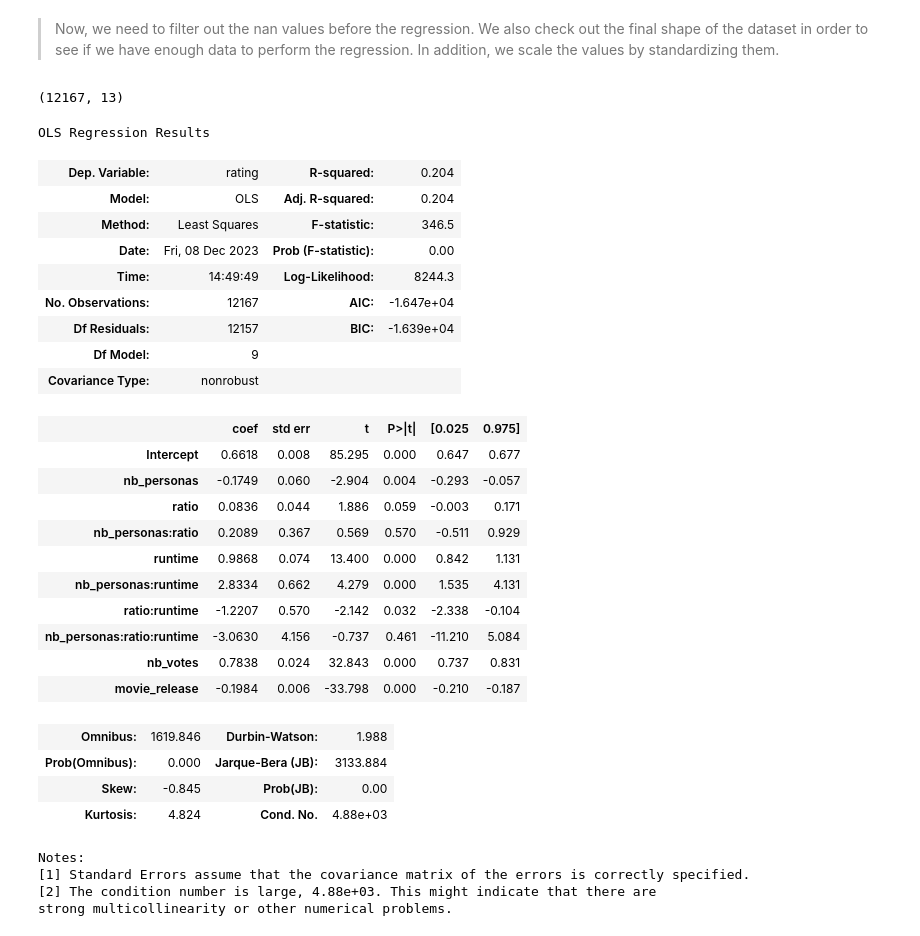
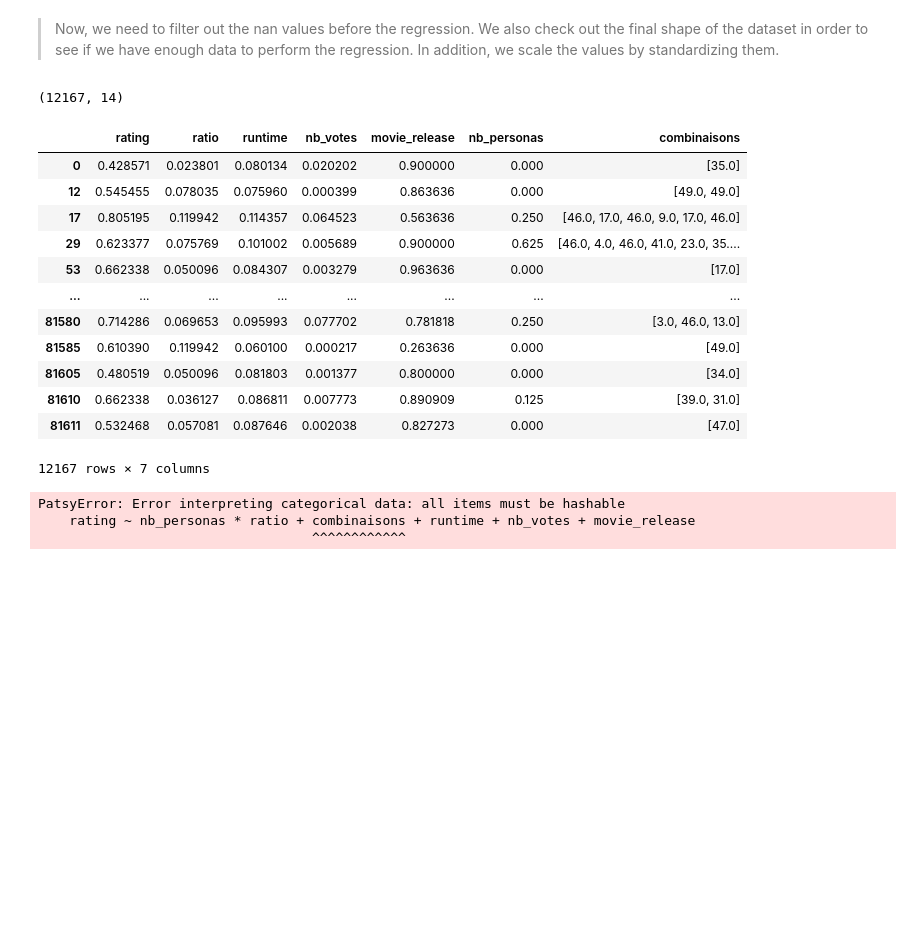
Before and after one commit to epfl-ada/ada-2023-project-theredpandada5, a Jupyter notebook: Statistics Pipeline.ipynb, the cells around one changed output. Cells and saved outputs as stored; diff of their text form; code cells hidden in the pictures; blank space fills up the shorter version.

Commit message:
website + perso combinaisons

```diff
--- a/Statistics Pipeline.ipynb
+++ b/Statistics Pipeline.ipynb
@@ -916,3 +918,7 @@ movies_persona.head()
 | 2 | 3333 | 0 | 0.000000 |
 | 3 | 3746 | 4 | 0.266667 |
 | 4 | 3837 | 4 | 0.200000 |
+# %%
+combo = characters[['persona', 'movie_id']].dropna(subset='persona').groupby('movie_id')['persona'].apply(list).reset_index()
+combo = combo.rename(columns={"persona": "combinaisons"})
+combo
@@ -919,6 +939,7 @@ movies_persona.head()
 # %%
-movies = movies.merge(movies_persona, on='movie_id', how='left')
-movies.head()
+mov_reg = movies.merge(movies_persona, on='movie_id', how='left')
+mov_reg = mov_reg.merge(combo, on='movie_id', how='left')
+mov_reg.head()
 # %% [output]
 |  | movie_id | movie_name | revenue | runtime | languages | countries | movie_release | genres | imdb_id | ... |
 | 0 | 975900 | Ghosts of Mars | 14010832.0 | 98.0 | {'/m/02h40lc': 'English Language'} | {'/m/09c7w0': 'United States of A... | 2001.0 | [Thriller, Adventure, Supernatura... | tt0228333 | ... |
@@ -929,11 +950,11 @@ movies.head()
 # %% [markdown]
 > Now, we need to filter out the nan values before the regression. We also check out the final shape of the dataset in order to see if we have enough data to perform the regression. In addition, we scale the values by standardizing them.
 # %%
-movies_regression = movies[(movies.nb_personas != 0) & (movies.rating.notna()) & (movies.ratio.notna()) & (movies.runtime.notna())
-                           & (movies.nb_votes.notna()) & (movies.movie_release.notna())]
-movies_regression.shape
+mov_reg = mov_reg[(mov_reg.nb_personas != 0) & (mov_reg.rating.notna()) & (mov_reg.ratio.notna()) & (mov_reg.runtime.notna())
+                           & (mov_reg.nb_votes.notna()) & (mov_reg.movie_release.notna())]
+mov_reg.shape
 # %% [output]
-(12167, 13)
+(12167, 14)
 # %%
 def standardize(data):
     return (data - data.mean()) / data.std()
@@ -942,38 +963,29 @@ def min_max(data):
     return (data - data.min()) / (data.max() - data.min())
 # %%
 regression_columns = ['rating', 'ratio', 'runtime', 'nb_votes', 'movie_release', 'nb_personas']
-df_reg = movies_regression[regression_columns].apply(min_max)
+df_reg = mov_reg[regression_columns].apply(min_max)
+df_reg['combinaisons'] = mov_reg['combinaisons']
+# %%
+df_reg
+# %% [output]
+|  | rating | ratio | runtime | nb_votes | movie_release | nb_personas | combinaisons |
+| 0 | 0.428571 | 0.023801 | 0.080134 | 0.020202 | 0.900000 | 0.000 | [35.0] |
+| 12 | 0.545455 | 0.078035 | 0.075960 | 0.000399 | 0.863636 | 0.000 | [49.0, 49.0] |
+| 17 | 0.805195 | 0.119942 | 0.114357 | 0.064523 | 0.563636 | 0.250 | [46.0, 17.0, 46.0, 9.0, 17.0, 46.0] |
+| 29 | 0.623377 | 0.075769 | 0.101002 | 0.005689 | 0.900000 | 0.625 | [46.0, 4.0, 46.0, 41.0, 23.0, 35.... |
+| 53 | 0.662338 | 0.050096 | 0.084307 | 0.003279 | 0.963636 | 0.000 | [17.0] |
+| ... | ... | ... | ... | ... | ... | ... | ... |
+| 81580 | 0.714286 | 0.069653 | 0.095993 | 0.077702 | 0.781818 | 0.250 | [3.0, 46.0, 13.0] |
+| 81585 | 0.610390 | 0.119942 | 0.060100 | 0.000217 | 0.263636 | 0.000 | [49.0] |
+| 81605 | 0.480519 | 0.050096 | 0.081803 | 0.001377 | 0.800000 | 0.000 | [34.0] |
+| 81610 | 0.662338 | 0.036127 | 0.086811 | 0.007773 | 0.890909 | 0.125 | [39.0, 31.0] |
+| 81611 | 0.532468 | 0.057081 | 0.087646 | 0.002038 | 0.827273 | 0.000 | [47.0] |
+12167 rows × 7 columns
 # %%
-model = smf.ols(formula='rating ~ nb_personas * ratio * runtime + nb_votes + movie_release', data=df_reg)
+model = smf.ols(formula='rating ~ nb_personas * ratio + combinaisons + runtime + nb_votes + movie_release', data=df_reg)
 results = model.fit()
 results.summary()
 # %% [output]
-OLS Regression Results
+PatsyError: Error interpreting categorical data: all items must be hashable
+    rating ~ nb_personas * ratio + combinaisons + runtime + nb_votes + movie_release
+                                   ^^^^^^^^^^^^
-| Dep. Variable: | rating | R-squared: | 0.204 |
-| Model: | OLS | Adj. R-squared: | 0.204 |
-| Method: | Least Squares | F-statistic: | 346.5 |
-| Date: | Fri, 08 Dec 2023 | Prob (F-statistic): | 0.00 |
-| Time: | 14:49:49 | Log-Likelihood: | 8244.3 |
-| No. Observations: | 12167 | AIC: | -1.647e+04 |
-| Df Residuals: | 12157 | BIC: | -1.639e+04 |
-| Df Model: | 9 |  |  |
-| Covariance Type: | nonrobust |  |  |
-|  | coef | std err | t | P>|t| | [0.025 | 0.975] |
-| Intercept | 0.6618 | 0.008 | 85.295 | 0.000 | 0.647 | 0.677 |
-| nb_personas | -0.1749 | 0.060 | -2.904 | 0.004 | -0.293 | -0.057 |
-| ratio | 0.0836 | 0.044 | 1.886 | 0.059 | -0.003 | 0.171 |
-| nb_personas:ratio | 0.2089 | 0.367 | 0.569 | 0.570 | -0.511 | 0.929 |
-| runtime | 0.9868 | 0.074 | 13.400 | 0.000 | 0.842 | 1.131 |
-| nb_personas:runtime | 2.8334 | 0.662 | 4.279 | 0.000 | 1.535 | 4.131 |
-| ratio:runtime | -1.2207 | 0.570 | -2.142 | 0.032 | -2.338 | -0.104 |
-| nb_personas:ratio:runtime | -3.0630 | 4.156 | -0.737 | 0.461 | -11.210 | 5.084 |
-| nb_votes | 0.7838 | 0.024 | 32.843 | 0.000 | 0.737 | 0.831 |
-| movie_release | -0.1984 | 0.006 | -33.798 | 0.000 | -0.210 | -0.187 |
-| Omnibus: | 1619.846 | Durbin-Watson: | 1.988 |
-| Prob(Omnibus): | 0.000 | Jarque-Bera (JB): | 3133.884 |
-| Skew: | -0.845 | Prob(JB): | 0.00 |
-| Kurtosis: | 4.824 | Cond. No. | 4.88e+03 |
-Notes:
-[1] Standard Errors assume that the covariance matrix of the errors is correctly specified.
-[2] The condition number is large, 4.88e+03. This might indicate that there are
-strong multicollinearity or other numerical problems.
```
Also changed, not shown: parts of 5 cells of this notebook, 1 other file.
